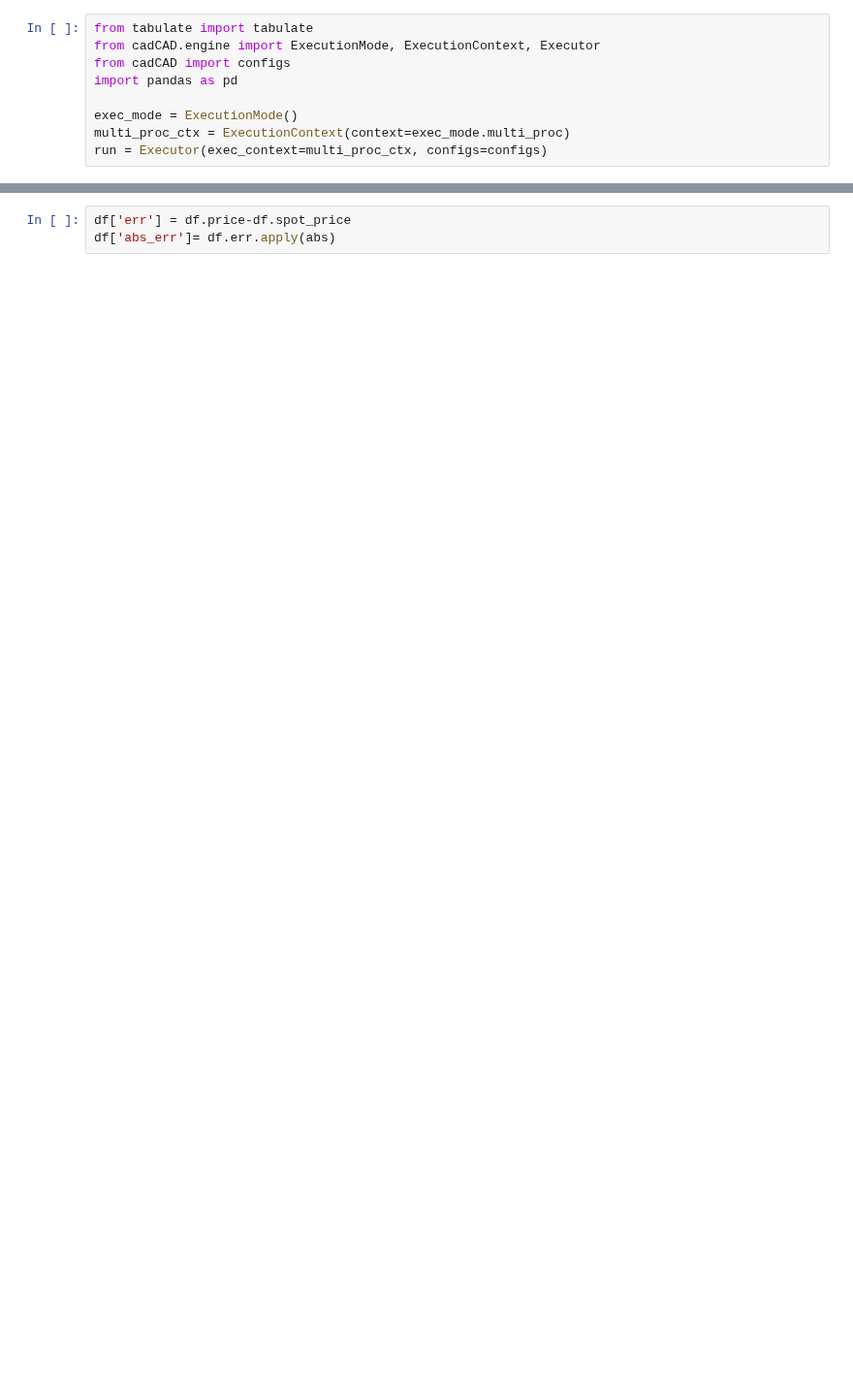
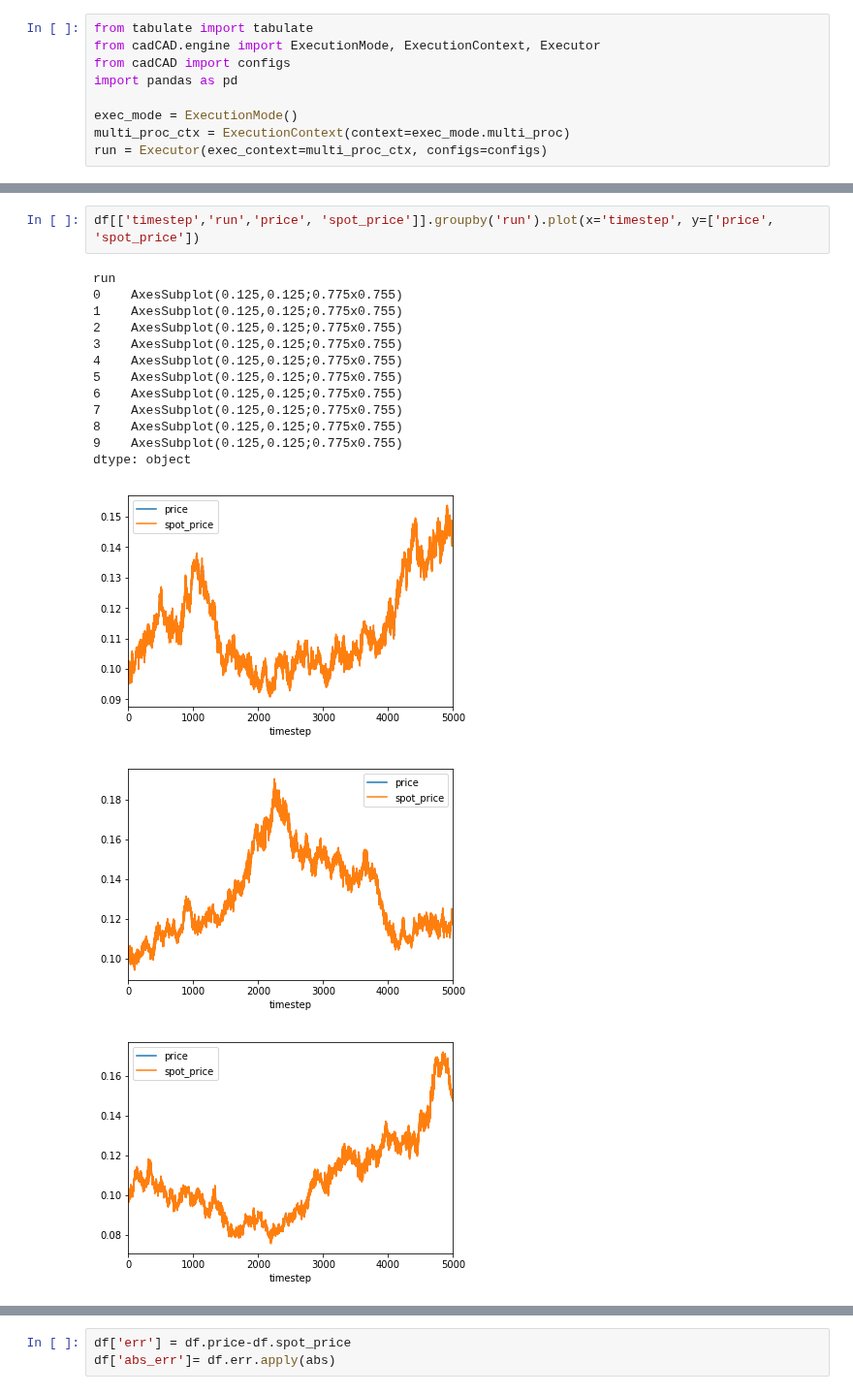
Before and after one commit to BlockScience/conviction, a Jupyter notebook: abc_sim-simpler.ipynb, the cells around one changed output, grey strips where cells are left out. Shown at 97% size. Cells and saved outputs as stored; diff of their text form; blank space fills up the shorter version.

```diff
--- a/abc_sim-simpler.ipynb
+++ b/abc_sim-simpler.ipynb
@@ -286,0 +287,18 @@ df[['price', 'spot_price']].plot(logx=True,logy=True)
+# %%
+df[['timestep','run','price', 'spot_price']].groupby('run').plot(x='timestep', y=['price', 'spot_price'])
+# %% [output]
+run
+0    AxesSubplot(0.125,0.125;0.775x0.755)
+1    AxesSubplot(0.125,0.125;0.775x0.755)
+2    AxesSubplot(0.125,0.125;0.775x0.755)
+3    AxesSubplot(0.125,0.125;0.775x0.755)
+4    AxesSubplot(0.125,0.125;0.775x0.755)
+5    AxesSubplot(0.125,0.125;0.775x0.755)
+6    AxesSubplot(0.125,0.125;0.775x0.755)
+7    AxesSubplot(0.125,0.125;0.775x0.755)
+8    AxesSubplot(0.125,0.125;0.775x0.755)
+9    AxesSubplot(0.125,0.125;0.775x0.755)
+dtype: object
+[figure, added]
+[figure, added]
+[figure, added]
```
Also changed, not shown: parts of 20 cells of this notebook, 1 other file.
